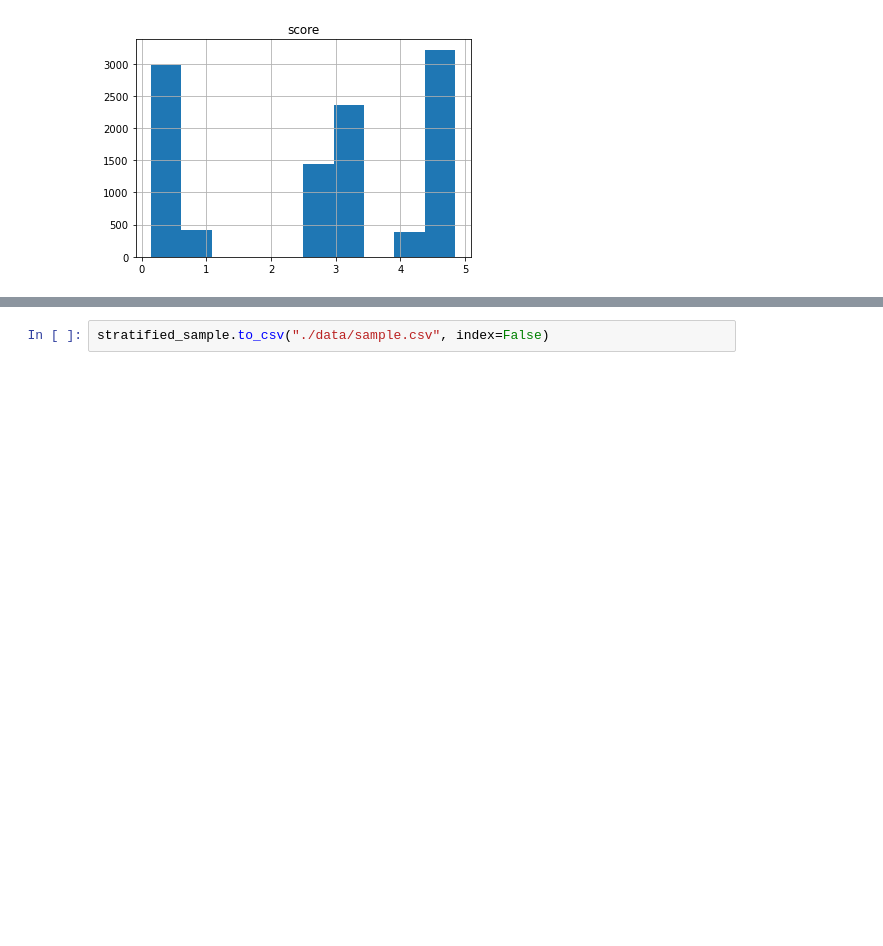
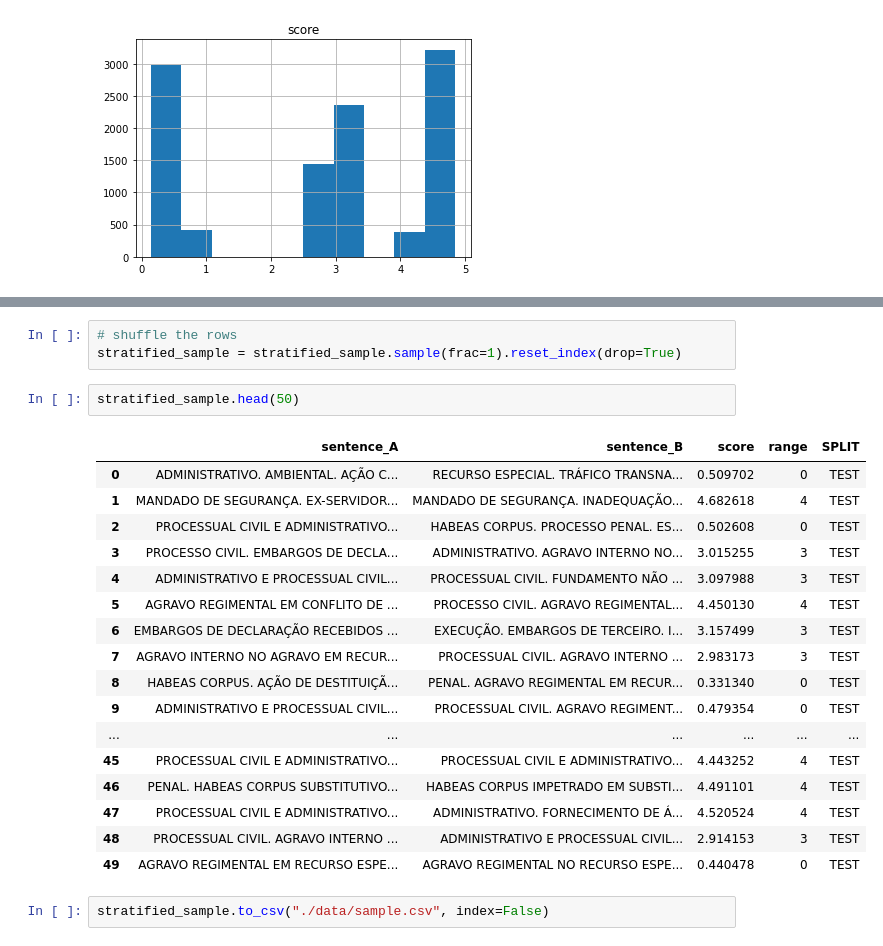
Before and after one commit to jayralencar/check-eval, a Jupyter notebook: test.ipynb, the cells around one changed output, grey strips where cells are left out. Drawn from its saved outputs; the diff is of its cells as text; blank space fills up the shorter version.

```diff
--- a/test.ipynb
+++ b/test.ipynb
@@ -68,3 +83,26 @@ array([[<AxesSubplot:title={'center':'score'}>]], dtype=object)
+# %%
+# shuffle the rows
+stratified_sample = stratified_sample.sample(frac=1).reset_index(drop=True)
+# %%
+stratified_sample.head(50)
+# %% [output]
+|  | sentence_A | sentence_B | score | range | SPLIT |
+| 0 | ADMINISTRATIVO. AMBIENTAL. AÇÃO C... | RECURSO ESPECIAL. TRÁFICO TRANSNA... | 0.509702 | 0 | TEST |
+| 1 | MANDADO DE SEGURANÇA. EX-SERVIDOR... | MANDADO DE SEGURANÇA. INADEQUAÇÃO... | 4.682618 | 4 | TEST |
+| 2 | PROCESSUAL CIVIL E ADMINISTRATIVO... | HABEAS CORPUS. PROCESSO PENAL. ES... | 0.502608 | 0 | TEST |
+| 3 | PROCESSO CIVIL. EMBARGOS DE DECLA... | ADMINISTRATIVO. AGRAVO INTERNO NO... | 3.015255 | 3 | TEST |
+| 4 | ADMINISTRATIVO E PROCESSUAL CIVIL... | PROCESSUAL CIVIL. FUNDAMENTO NÃO ... | 3.097988 | 3 | TEST |
+| 5 | AGRAVO REGIMENTAL EM CONFLITO DE ... | PROCESSO CIVIL. AGRAVO REGIMENTAL... | 4.450130 | 4 | TEST |
+| 6 | EMBARGOS DE DECLARAÇÃO RECEBIDOS ... | EXECUÇÃO. EMBARGOS DE TERCEIRO. I... | 3.157499 | 3 | TEST |
+| 7 | AGRAVO INTERNO NO AGRAVO EM RECUR... | PROCESSUAL CIVIL. AGRAVO INTERNO ... | 2.983173 | 3 | TEST |
+| 8 | HABEAS CORPUS. AÇÃO DE DESTITUIÇÃ... | PENAL. AGRAVO REGIMENTAL EM RECUR... | 0.331340 | 0 | TEST |
+| 9 | ADMINISTRATIVO E PROCESSUAL CIVIL... | PROCESSUAL CIVIL. AGRAVO REGIMENT... | 0.479354 | 0 | TEST |
+| ... | ... | ... | ... | ... | ... |
+| 45 | PROCESSUAL CIVIL E ADMINISTRATIVO... | PROCESSUAL CIVIL E ADMINISTRATIVO... | 4.443252 | 4 | TEST |
+| 46 | PENAL. HABEAS CORPUS SUBSTITUTIVO... | HABEAS CORPUS IMPETRADO EM SUBSTI... | 4.491101 | 4 | TEST |
+| 47 | PROCESSUAL CIVIL E ADMINISTRATIVO... | ADMINISTRATIVO. FORNECIMENTO DE Á... | 4.520524 | 4 | TEST |
+| 48 | PROCESSUAL CIVIL. AGRAVO INTERNO ... | ADMINISTRATIVO E PROCESSUAL CIVIL... | 2.914153 | 3 | TEST |
+| 49 | AGRAVO REGIMENTAL EM RECURSO ESPE... | AGRAVO REGIMENTAL NO RECURSO ESPE... | 0.440478 | 0 | TEST |
 # %%
 stratified_sample.to_csv("./data/sample.csv", index=False)
 # %%
```
Also changed, not shown: parts of 7 cells of this notebook, 4 other files.
